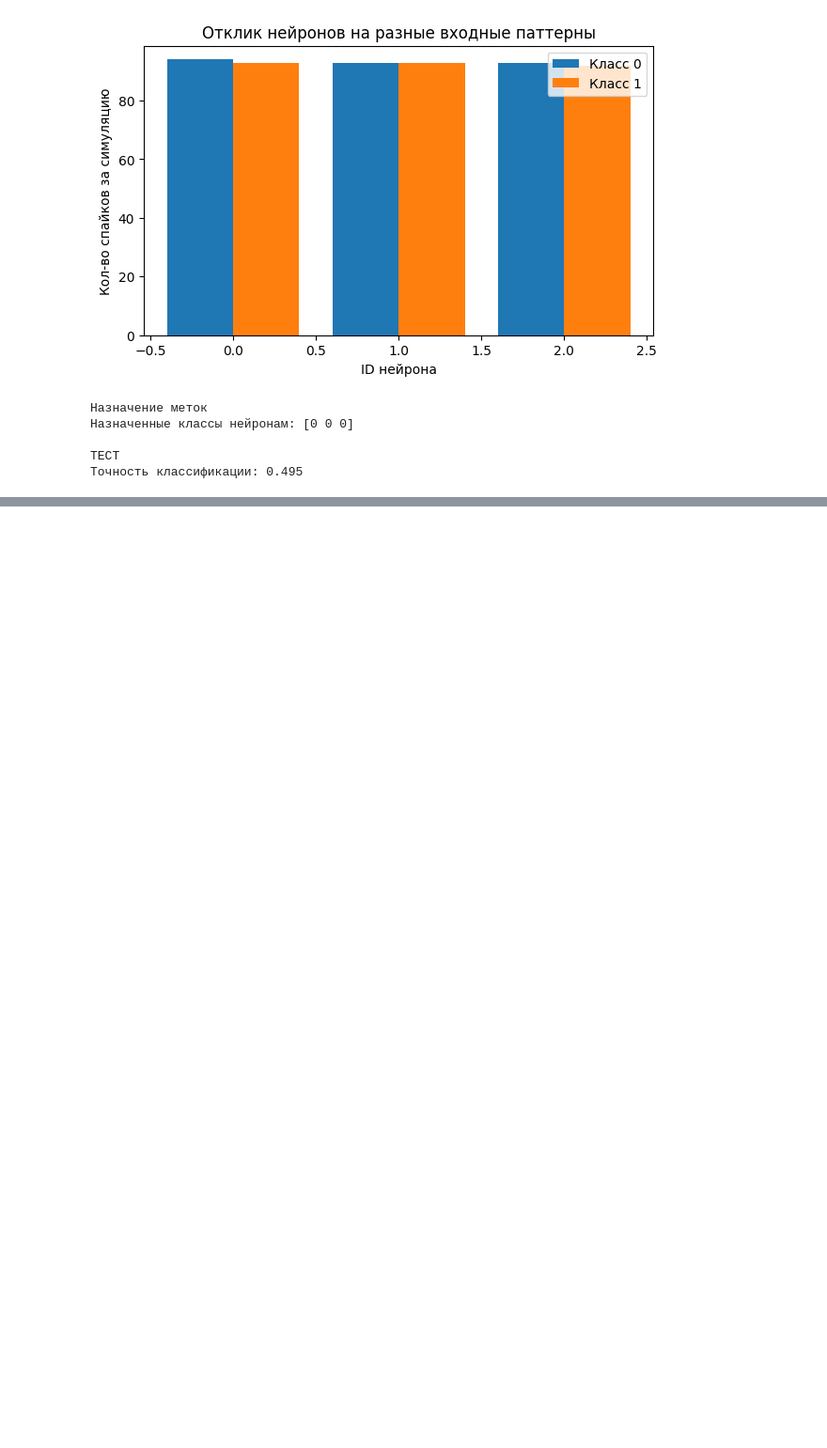
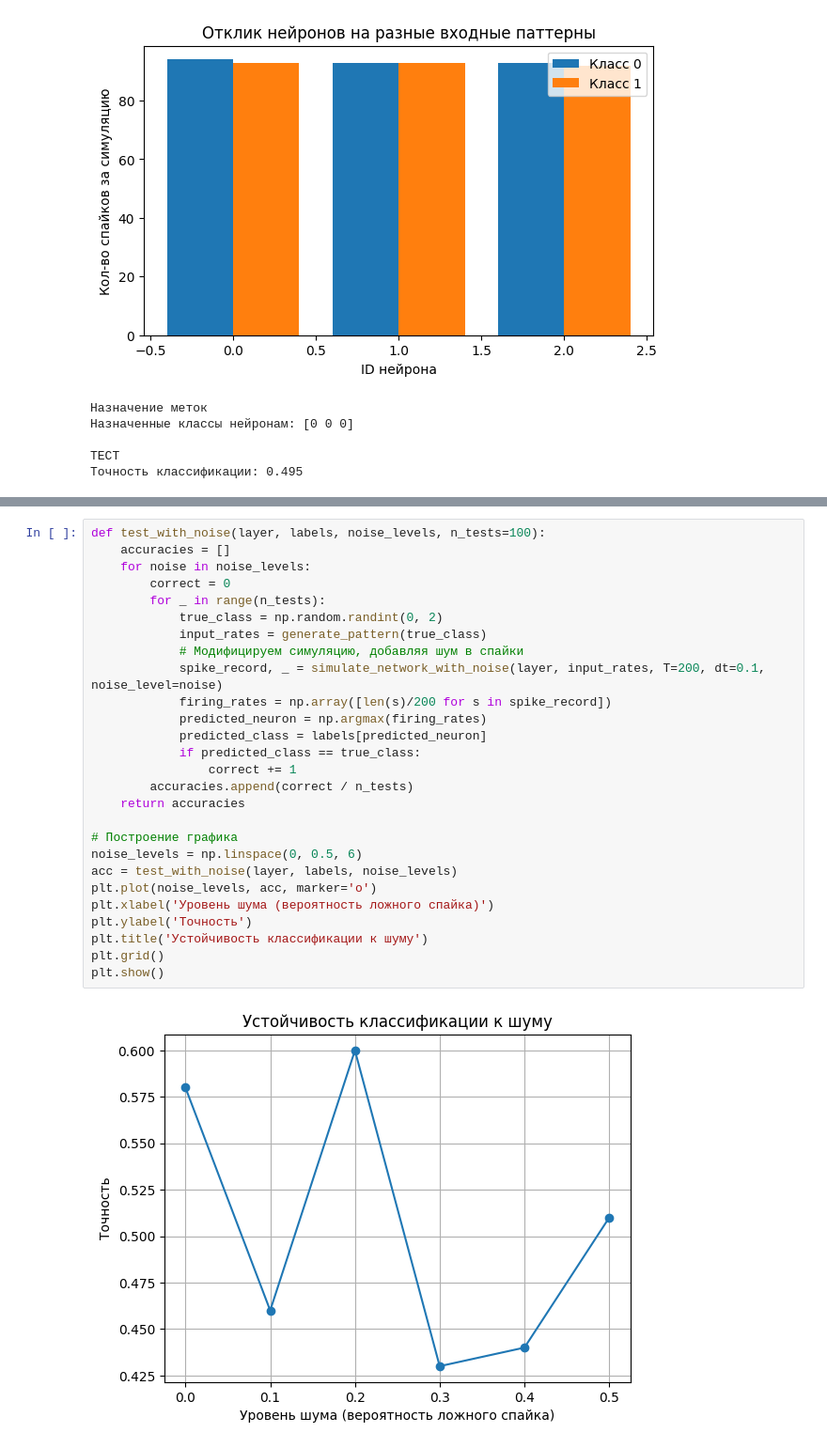
Before and after one commit to AccuRion1/NClab2, a Jupyter notebook: laab2.ipynb, the cells around one changed output, grey strips where cells are left out. Shown at 94% size. Saved outputs shown, nothing was run; the diff lists cells and outputs as text; blank space fills up the shorter version.

```diff
--- a/laab2.ipynb
+++ b/laab2.ipynb
@@ -419,0 +481,29 @@ print("Точность классификации:", accuracy)
+# %%
+def test_with_noise(layer, labels, noise_levels, n_tests=100):
+    accuracies = []
+    for noise in noise_levels:
+        correct = 0
+        for _ in range(n_tests):
+            true_class = np.random.randint(0, 2)
+            input_rates = generate_pattern(true_class)
+            # Модифицируем симуляцию, добавляя шум в спайки
+            spike_record, _ = simulate_network_with_noise(layer, input_rates, T=200, dt=0.1, noise_level=noise)
+            firing_rates = np.array([len(s)/200 for s in spike_record])
+            predicted_neuron = np.argmax(firing_rates)
+            predicted_class = labels[predicted_neuron]
+            if predicted_class == true_class:
+                correct += 1
+        accuracies.append(correct / n_tests)
+    return accuracies
+
+# Построение графика
+noise_levels = np.linspace(0, 0.5, 6)
+acc = test_with_noise(layer, labels, noise_levels)
+plt.plot(noise_levels, acc, marker='o')
+plt.xlabel('Уровень шума (вероятность ложного спайка)')
+plt.ylabel('Точность')
+plt.title('Устойчивость классификации к шуму')
+plt.grid()
+plt.show()
+# %% [output]
+[figure, added]
```
Also changed, not shown: parts of 3 cells of this notebook, 5 other files.
